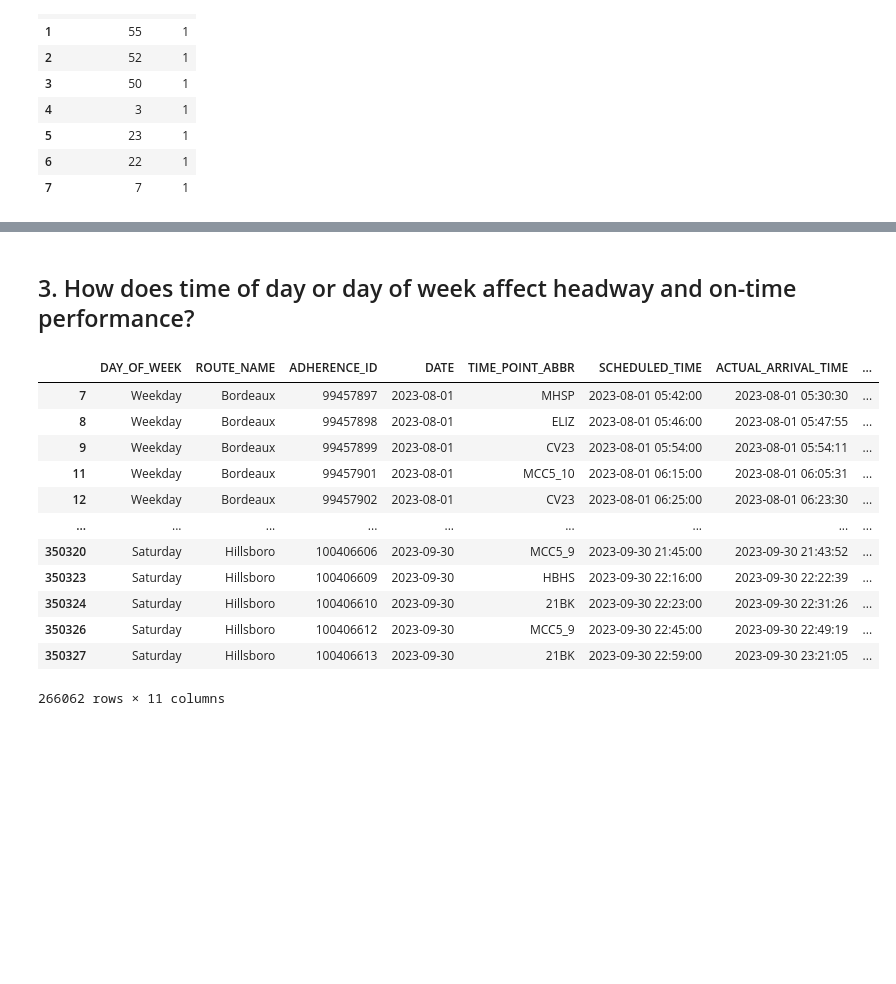
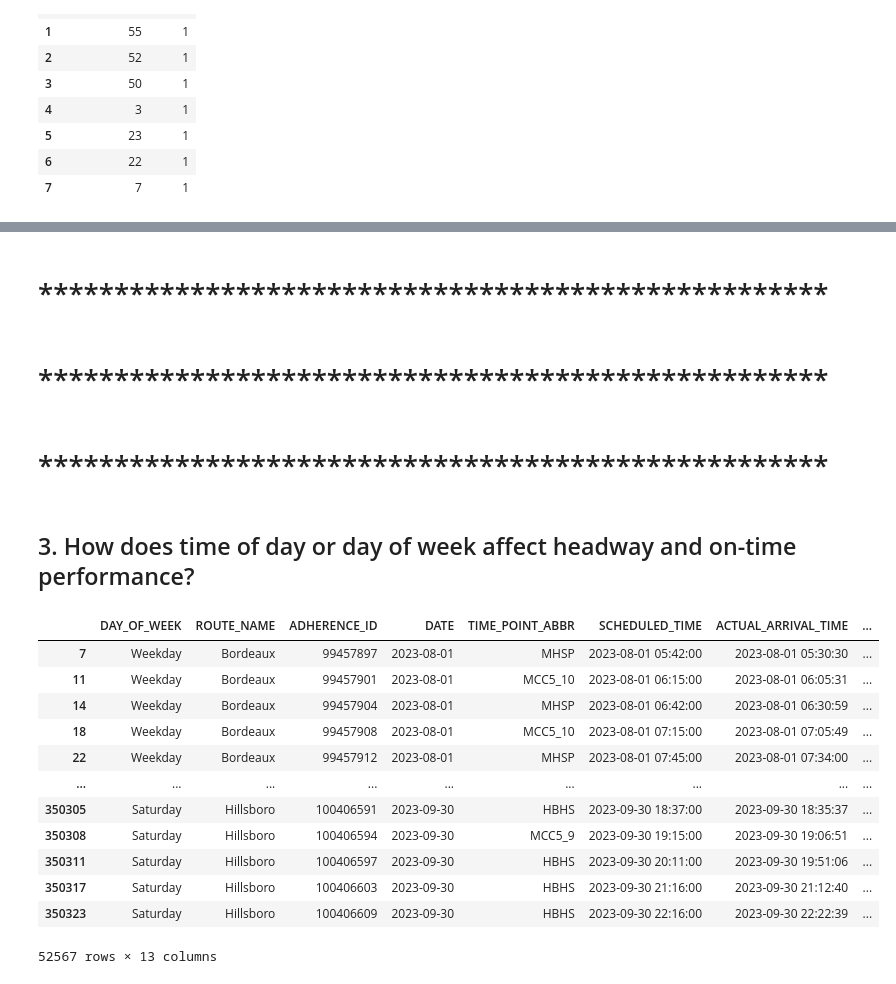
Before and after one commit to NSS-Data-Analytics-Cohort-11/wego-the-brotherhood-of-steel, a Jupyter notebook: notebooks/WeGo Project.ipynb, the cells around one changed output, grey strips where cells are left out. Saved outputs shown, nothing was run; the diff lists cells and outputs as text; code cells hidden in the pictures; blank space fills up the shorter version.

```diff
--- a/notebooks/WeGo Project.ipynb
+++ b/notebooks/WeGo Project.ipynb
@@ -96,3 +100,6 @@ wego
 | 350327 | 120230930 | 2 | 100406613 | 2023-09-30 | 7 | 702 | 2312 | 353449 | ... |
 | 350328 | 120230930 | 2 | 100406614 | 2023-09-30 | 7 | 702 | 2312 | 353449 | ... |
 350329 rows × 32 columns
+# %%
+wego_trimmed = wego.dropna()
+wego_trimmed
@@ -98,0 +120,2 @@ wego
+# %%
+wego_trimmed['HDWY_DEVIATION_PERC'] = wego_trimmed['ACTUAL_HDWY'] / wego_trimmed['SCHEDULED_HDWY'] * 100
@@ -127,3 +165,3 @@ wego[['DATE', 'CALENDAR_ID', 'TRIP_ID', 'ROUTE_ABBR', 'TIME_POINT_ABBR', 'TRIP_E
 # %%
-wego_trimmed = wego[(wego['ADHERENCE'] > -60) & (wego['ADHERENCE'] < 60)]
+wego_trimmed_60_up_down = wego_trimmed[(wego_trimmed['ADHERENCE'] > -60) & (wego_trimmed['ADHERENCE'] < 60)]
 # %%
@@ -876,3 +900,9 @@ on_time_buses[on_time_buses['ROUTE_ABBR'] == 56]
+# %% [markdown]
+# ****************************************************
+# %% [markdown]
+# ****************************************************
+# %% [markdown]
+# ****************************************************
 # %% [markdown]
 ## 3. How does time of day or day of week affect headway and on-time performance?
 # %%
@@ -885,28 +915,28 @@ on_time_buses[on_time_buses['ROUTE_ABBR'] == 56]
 
 # **sort values is like an order by in SQL**
 # %%
-filtered_cols_for_q_3 = filter_nulls_actual_hdwy.loc[:, [
+filtered_cols_for_q_3 = wego_trimmed.loc[:, [
         'DAY_OF_WEEK', 'ROUTE_NAME', 'ADHERENCE_ID', 'DATE', 'TIME_POINT_ABBR',
         'SCHEDULED_TIME', 'ACTUAL_ARRIVAL_TIME', 'ACTUAL_DEPARTURE_TIME',
-        'SCHEDULED_HDWY', 'ACTUAL_HDWY', 'ADJUSTED_ONTIME_COUNT'
+        'SCHEDULED_HDWY', 'ACTUAL_HDWY', 'ADJUSTED_ONTIME_COUNT', 'ADHERENCE', 'HDWY_DEVIATION_PERC'
 
 ]]
 
 filtered_cols_for_q_3
 # %% [output]
 |  | DAY_OF_WEEK | ROUTE_NAME | ADHERENCE_ID | DATE | TIME_POINT_ABBR | SCHEDULED_TIME | ACTUAL_ARRIVAL_TIME | ... |
 | 7 | Weekday | Bordeaux | 99457897 | 2023-08-01 | MHSP | 2023-08-01 05:42:00 | 2023-08-01 05:30:30 | ... |
-| 8 | Weekday | Bordeaux | 99457898 | 2023-08-01 | ELIZ | 2023-08-01 05:46:00 | 2023-08-01 05:47:55 | ... |
-| 9 | Weekday | Bordeaux | 99457899 | 2023-08-01 | CV23 | 2023-08-01 05:54:00 | 2023-08-01 05:54:11 | ... |
 | 11 | Weekday | Bordeaux | 99457901 | 2023-08-01 | MCC5_10 | 2023-08-01 06:15:00 | 2023-08-01 06:05:31 | ... |
-| 12 | Weekday | Bordeaux | 99457902 | 2023-08-01 | CV23 | 2023-08-01 06:25:00 | 2023-08-01 06:23:30 | ... |
+| 14 | Weekday | Bordeaux | 99457904 | 2023-08-01 | MHSP | 2023-08-01 06:42:00 | 2023-08-01 06:30:59 | ... |
+| 18 | Weekday | Bordeaux | 99457908 | 2023-08-01 | MCC5_10 | 2023-08-01 07:15:00 | 2023-08-01 07:05:49 | ... |
+| 22 | Weekday | Bordeaux | 99457912 | 2023-08-01 | MHSP | 2023-08-01 07:45:00 | 2023-08-01 07:34:00 | ... |
 | ... | ... | ... | ... | ... | ... | ... | ... | ... |
-| 350320 | Saturday | Hillsboro | 100406606 | 2023-09-30 | MCC5_9 | 2023-09-30 21:45:00 | 2023-09-30 21:43:52 | ... |
+| 350305 | Saturday | Hillsboro | 100406591 | 2023-09-30 | HBHS | 2023-09-30 18:37:00 | 2023-09-30 18:35:37 | ... |
+| 350308 | Saturday | Hillsboro | 100406594 | 2023-09-30 | MCC5_9 | 2023-09-30 19:15:00 | 2023-09-30 19:06:51 | ... |
+| 350311 | Saturday | Hillsboro | 100406597 | 2023-09-30 | HBHS | 2023-09-30 20:11:00 | 2023-09-30 19:51:06 | ... |
+| 350317 | Saturday | Hillsboro | 100406603 | 2023-09-30 | HBHS | 2023-09-30 21:16:00 | 2023-09-30 21:12:40 | ... |
 | 350323 | Saturday | Hillsboro | 100406609 | 2023-09-30 | HBHS | 2023-09-30 22:16:00 | 2023-09-30 22:22:39 | ... |
-| 350324 | Saturday | Hillsboro | 100406610 | 2023-09-30 | 21BK | 2023-09-30 22:23:00 | 2023-09-30 22:31:26 | ... |
-| 350326 | Saturday | Hillsboro | 100406612 | 2023-09-30 | MCC5_9 | 2023-09-30 22:45:00 | 2023-09-30 22:49:19 | ... |
-| 350327 | Saturday | Hillsboro | 100406613 | 2023-09-30 | 21BK | 2023-09-30 22:59:00 | 2023-09-30 23:21:05 | ... |
-266062 rows × 11 columns
+52567 rows × 13 columns
 # %%
 on_time_weekday = filtered_cols_for_q_3[
     (filtered_cols_for_q_3['ADJUSTED_ONTIME_COUNT'] == 1)
```
Also changed, not shown: parts of 76 cells of this notebook.
